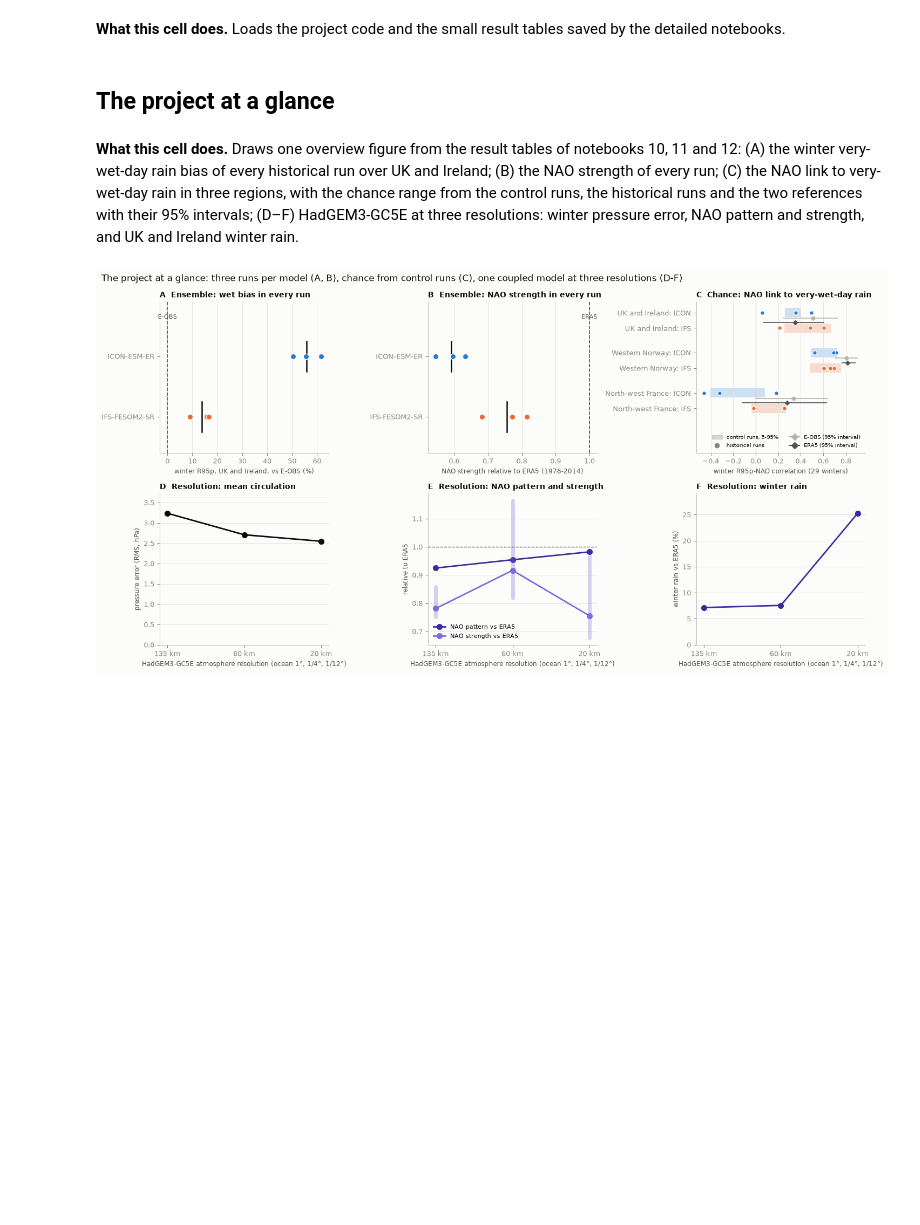
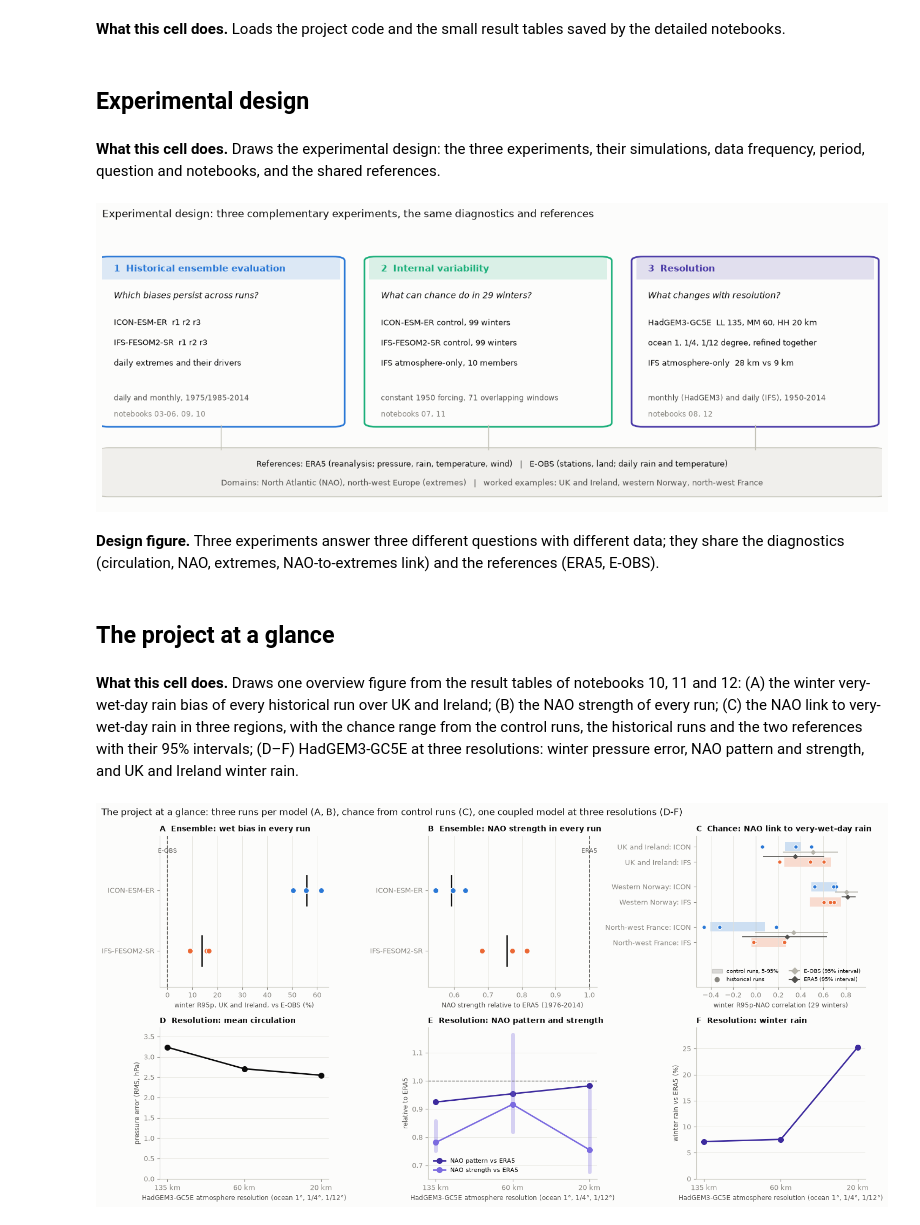
Before and after one commit to TunaHim/HighRes-EERIE-NorthAtlantic-Evaluation, a Jupyter notebook: notebooks/00_summary.ipynb, the cells around one changed output. Drawn from its saved outputs; the diff is of its cells as text; code cells hidden in the pictures; blank space fills up the shorter version.

```diff
--- a/notebooks/00_summary.ipynb
+++ b/notebooks/00_summary.ipynb
@@ -69,6 +69,18 @@ pd.set_option('display.width', 220, 'display.float_format', '{:.2f}'.format)
 NAME = plotting.SOURCE_LABELS
 MODELS = ['icon-esm-er', 'ifs-fesom2-sr']
 REFS = ['e-obs', 'era5']
+# %% [markdown]
+## Experimental design
+# %% [markdown]
+**What this cell does.** Draws the experimental design: the three experiments, their simulations,
+data frequency, period, question and notebooks, and the shared references.
+# %%
+plotting.plot_experiment_design();
+# %% [output]
+[figure, added]
+# %% [markdown]
+**Design figure.** Three experiments answer three different questions with different data; they share
+the diagnostics (circulation, NAO, extremes, NAO-to-extremes link) and the references (ERA5, E-OBS).
 # %% [markdown]
 ## The project at a glance
 # %% [markdown]
```
Also changed, not shown: parts of 2 cells of this notebook, 40 other files.
